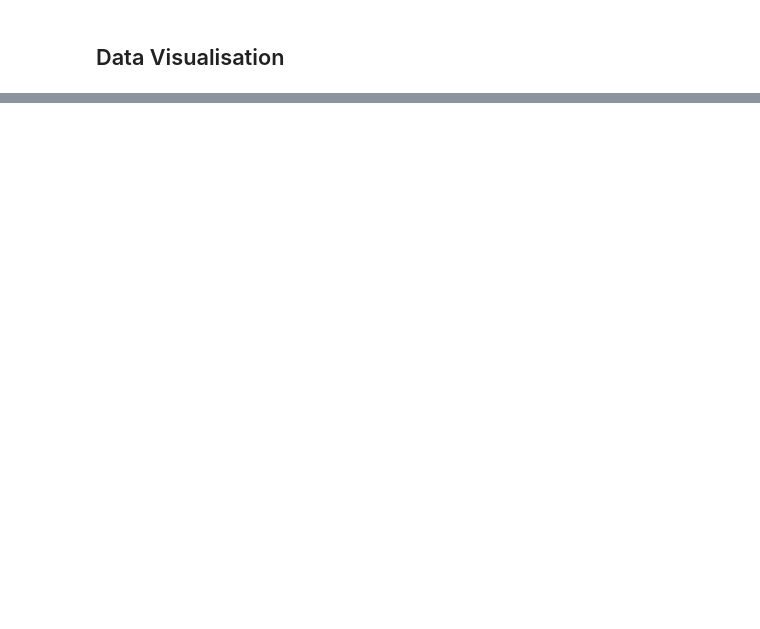
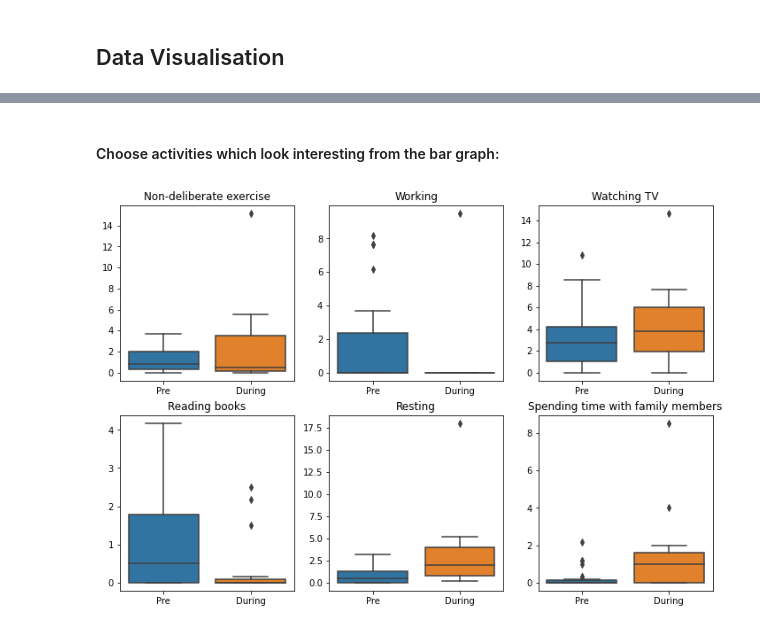
Before and after one commit to tommiehayes/Time-use-Analysis, a Jupyter notebook: Time use Analysis.ipynb, the cells around one changed output, grey strips where cells are left out. Cells and saved outputs as stored; diff of their text form; code cells hidden in the pictures; blank space fills up the shorter version.

```diff
--- a/Time use Analysis.ipynb
+++ b/Time use Analysis.ipynb
@@ -123,0 +101,15 @@ ax.legend()
+# %% [markdown]
+#### Choose activities which look interesting from the bar graph:
+# %%
+key = ['Non-deliberate exercise', 'Working', 'Watching TV', 'Reading books',
+       'Resting', 'Spending time with family members']
+
+plt.figure(figsize = (12, 8))
+for i in range(0, len(key)):
+    plt.subplot(2, 3, i+1)
+    sns.boxplot(x = 'Period', y = df_total[key[i]], data = df_total)
+    plt.title(key[i])
+    plt.xlabel('')
+    plt.ylabel('')
+# %% [output]
+[figure, added]
```
Also changed, not shown: parts of 28 cells of this notebook.
